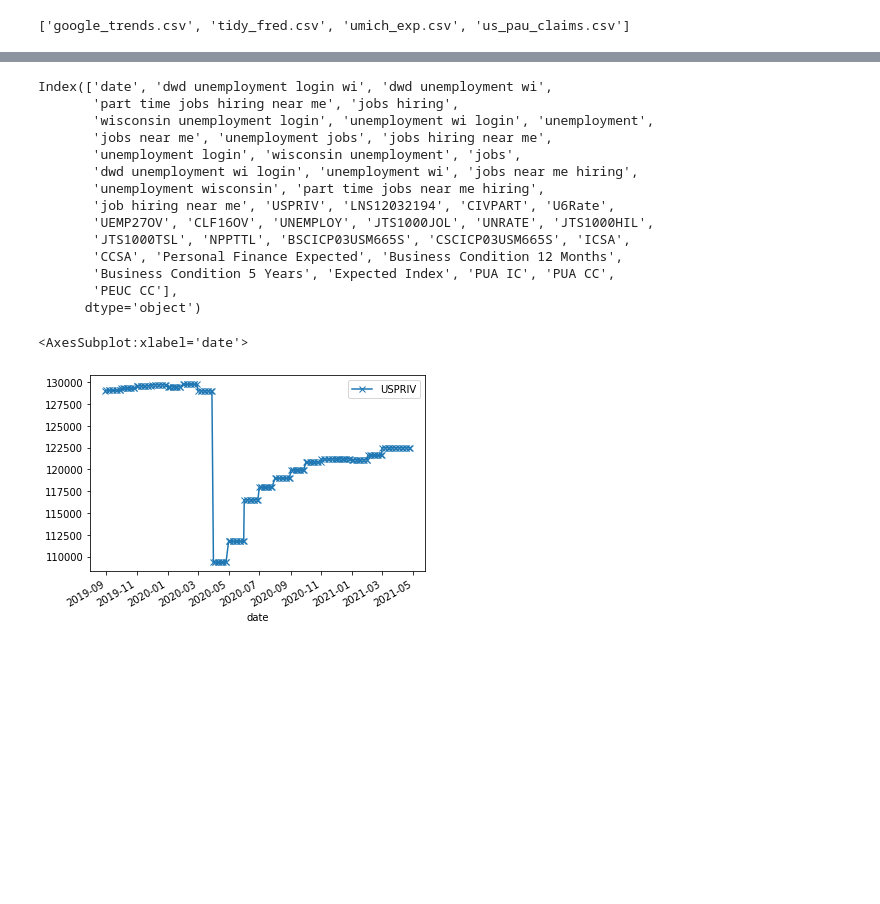
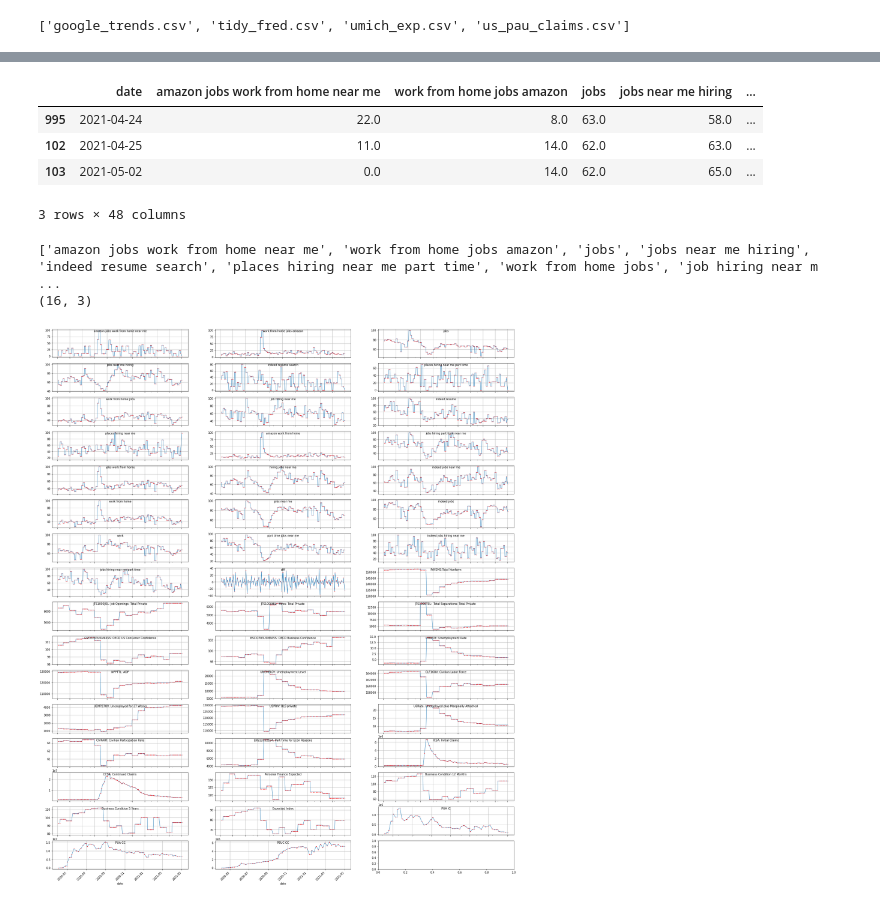
Before and after one commit to jhmuller/job-forecasting, a Jupyter notebook: _notebooks/Part_8_Combine_Datasets.ipynb, the cells around one changed output, grey strips where cells are left out. Cells and saved outputs as stored; diff of their text form; code cells hidden in the pictures; blank space fills up the shorter version.

```diff
--- a/_notebooks/Part_8_Combine_Datasets.ipynb
+++ b/_notebooks/Part_8_Combine_Datasets.ipynb
@@ -44,26 +122,62 @@ us_pau_claims.csv
 # %%
 ff_df = full_df.copy()
-all_cols = ff_df.columns
-ff_df[all_cols] = ff_df[all_cols].ffill()
+def forward_fill(df):
+  cdf = df.copy()
+  cols = df.columns
+  for col in cols:
+    last_val = None
+    for index, value in df[col].iteritems():
+      if value == 0:
+        cdf[index, col] = last_val
+      else:
+        last_val = value
+  return cdf
+ff_df = forward_fill(full_df)
+ff_df = full_df.ffill()
 ff_df.columns
+ff_df.tail(3)
 # %% [output]
+|  | date | amazon jobs work from home near me | work from home jobs amazon | jobs | jobs near me hiring | ... |
+| 995 | 2021-04-24 | 22.0 | 8.0 | 63.0 | 58.0 | ... |
+| 102 | 2021-04-25 | 11.0 | 14.0 | 62.0 | 63.0 | ... |
+| 103 | 2021-05-02 | 0.0 | 14.0 | 62.0 | 65.0 | ... |
-Index(['date', 'dwd unemployment login wi', 'dwd unemployment wi',
-       'part time jobs hiring near me', 'jobs hiring',
-       'wisconsin unemployment login', 'unemployment wi login', 'unemployment',
-       'jobs near me', 'unemployment jobs', 'jobs hiring near me',
-       'unemployment login', 'wisconsin unemployment', 'jobs',
-       'dwd unemployment wi login', 'unemployment wi', 'jobs near me hiring',
-       'unemployment wisconsin', 'part time jobs near me hiring',
-       'job hiring near me', 'USPRIV', 'LNS12032194', 'CIVPART', 'U6Rate',
-       'UEMP27OV', 'CLF16OV', 'UNEMPLOY', 'JTS1000JOL', 'UNRATE', 'JTS1000HIL',
-       'JTS1000TSL', 'NPPTTL', 'BSCICP03USM665S', 'CSCICP03USM665S', 'ICSA',
-       'CCSA', 'Personal Finance Expected', 'Business Condition 12 Months',
-       'Business Condition 5 Years', 'Expected Index', 'PUA IC', 'PUA CC',
-       'PEUC CC'],
-      dtype='object')
+3 rows × 48 columns
 # %%
-Y = ff_df['USPRIV']
-ff_df.iloc[-200:].plot(x='date', y='USPRIV', marker='x')
+xcol = "date"
+title = "title"
+df = ff_df.copy()
+#df.set_index("date", inplace=True)
+ycols = [c for c in ff_df.columns if c != "date"]
+print(ycols)
+sharex = False
+ncols=3
+figwd=30
+fight=40
+xtick_rot = 45
+ylim=(None, None)
+nrows = int(np.ceil(len(ycols)/float(ncols)))
+fig = None
+fig, axs = plt.subplots(nrows=nrows, ncols=ncols, figsize=[figwd, fight], sharex=sharex)
+print(axs.shape)
+for i, ycol in enumerate(ycols):
+  if ycol == "date":
+    continue
+  row = i // ncols
+  col = i % ncols
+  ax = axs[row][col]
+  #print(ycol)
+  df["diff"]  = df[ycol].diff()
+  df.iloc[-200:].plot(ax=ax, kind='line', x=xcol, y=ycol,linestyle='-', marker='o', lw=1, ylim=ylim,
+                   mec='red', mfc='black', ms=0.85,  title=None, legend=None, label=None, grid=True, sharex=True)
+
+  ax.text(.5,.9, ycol,
+        horizontalalignment='center',
+        transform=ax.transAxes)
+
+  ax.xaxis.set_tick_params(rotation=xtick_rot)
+
+plt.show()
 # %% [output]
-<AxesSubplot:xlabel='date'>
+['amazon jobs work from home near me', 'work from home jobs amazon', 'jobs', 'jobs near me hiring', 'indeed resume search', 'places hiring near me part time', 'work from home jobs', 'job hiring near m ...
+(16, 3)
-[figure, old version]
+[figure, new version]
```
Also changed, not shown: parts of 7 cells of this notebook, 7 other files.
